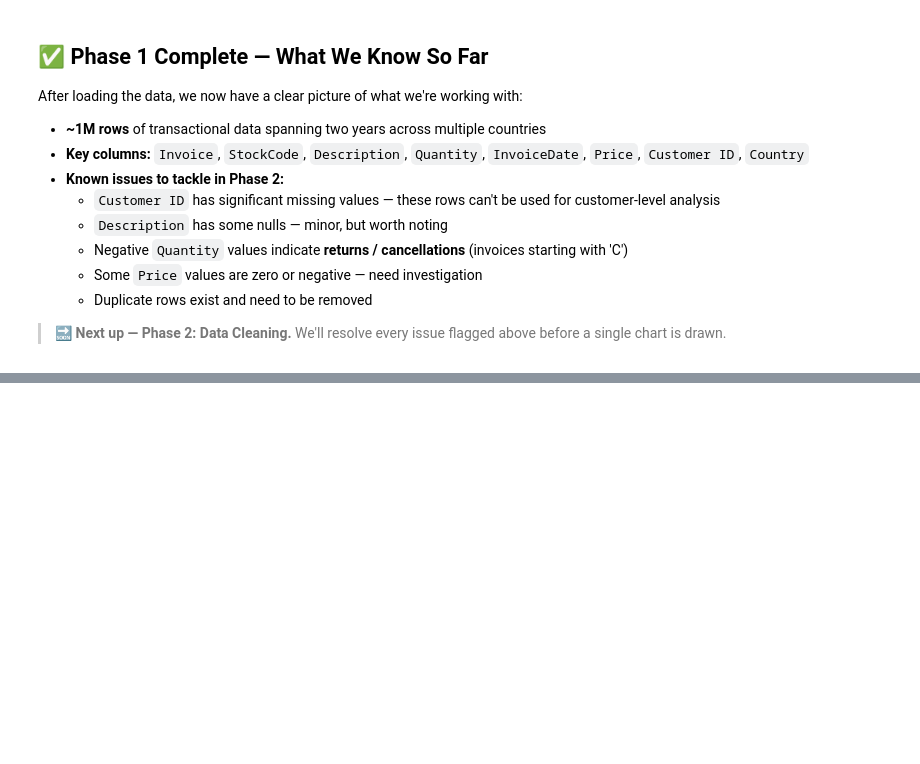
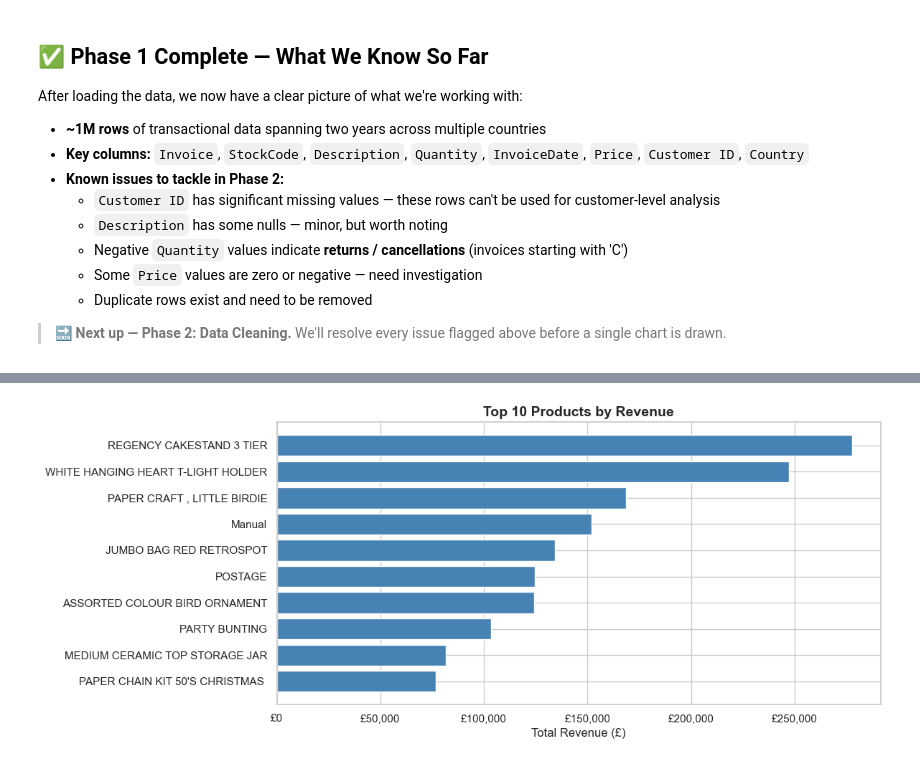
Before and after one commit to asimjamal/Customer-Intelligence-Report, a Jupyter notebook: customer_analytics_eda.ipynb, the cells around one changed output, grey strips where cells are left out. Saved outputs shown, nothing was run; the diff lists cells and outputs as text; code cells hidden in the pictures; blank space fills up the shorter version.

```diff
--- a/customer_analytics_eda.ipynb
+++ b/customer_analytics_eda.ipynb
@@ -338,0 +540,18 @@ New columns added: TotalRevenue, Year, Month, YearMonth
+# %%
+# ── 3.4  Top 10 Products by Revenue (SQL) ────────────────────────────────────
+
+query = """
+    SELECT
+        StockCode,
+        Description,
+        ROUND(SUM(TotalRevenue), 2)  AS TotalRevenue,
+        SUM(Quantity)                AS UnitsSold,
+        COUNT(DISTINCT Invoice)      AS Orders
+    FROM sales
+    GROUP BY StockCode, Description
+    ORDER BY TotalRevenue DESC
+    LIMIT 10
+"""
+
+top_products = pd.read_sql(query, conn)
+print(top_products.to_string(index=False))
@@ -338,0 +570,15 @@ New columns added: TotalRevenue, Year, Month, YearMonth
+# %%
+# ── 3.5  Plot: Top 10 Products by Revenue ────────────────────────────────────
+
+fig, ax = plt.subplots(figsize=(12, 5))
+
+labels = top_products['Description'].str[:40]   # truncate long names
+ax.barh(labels[::-1], top_products['TotalRevenue'][::-1], color='steelblue')
+ax.xaxis.set_major_formatter(mticker.FuncFormatter(lambda x, _: f'£{x:,.0f}'))
+ax.set_title('Top 10 Products by Revenue')
+ax.set_xlabel('Total Revenue (£)')
+
+plt.tight_layout()
+plt.show()
+# %% [output]
+[figure, added]
```
Also changed, not shown: parts of 29 cells of this notebook.
